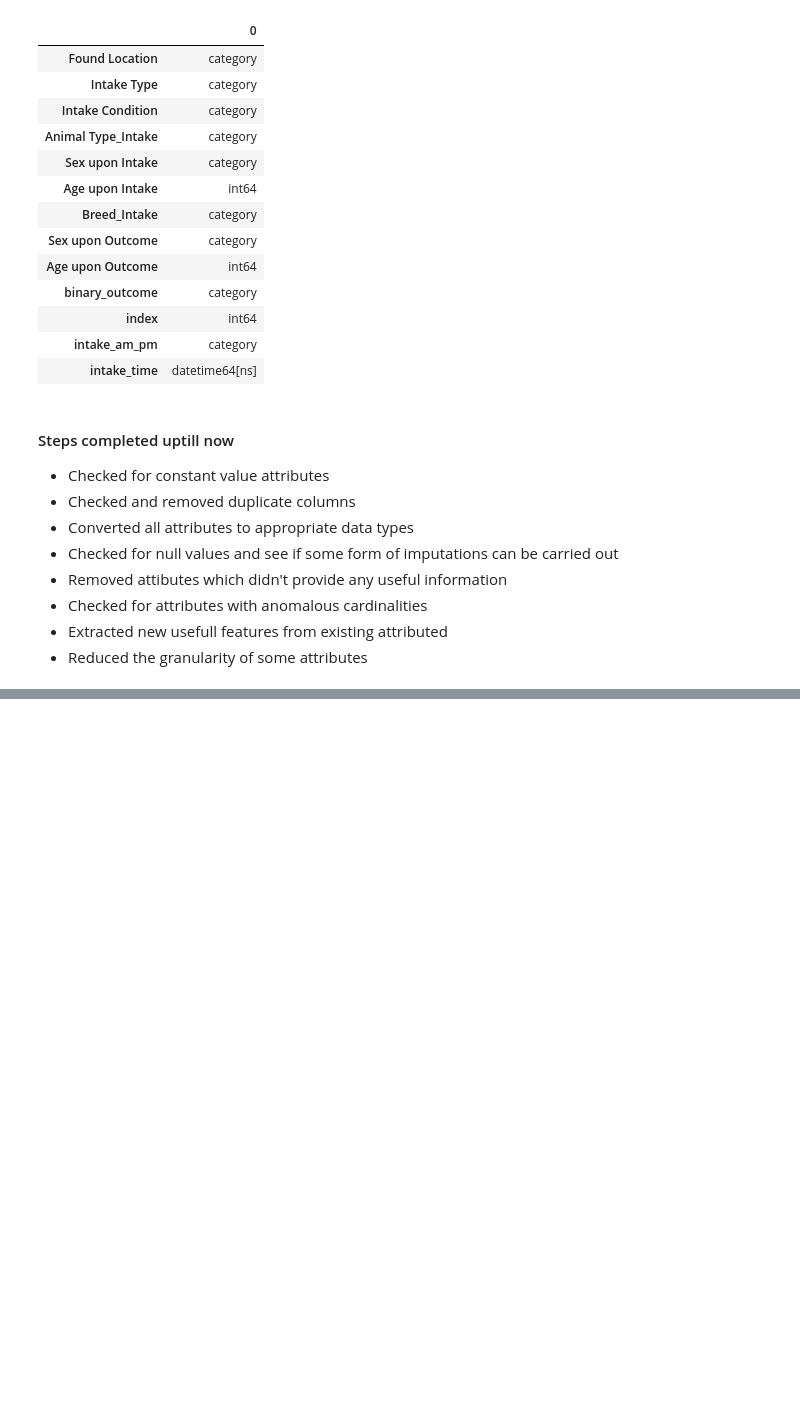
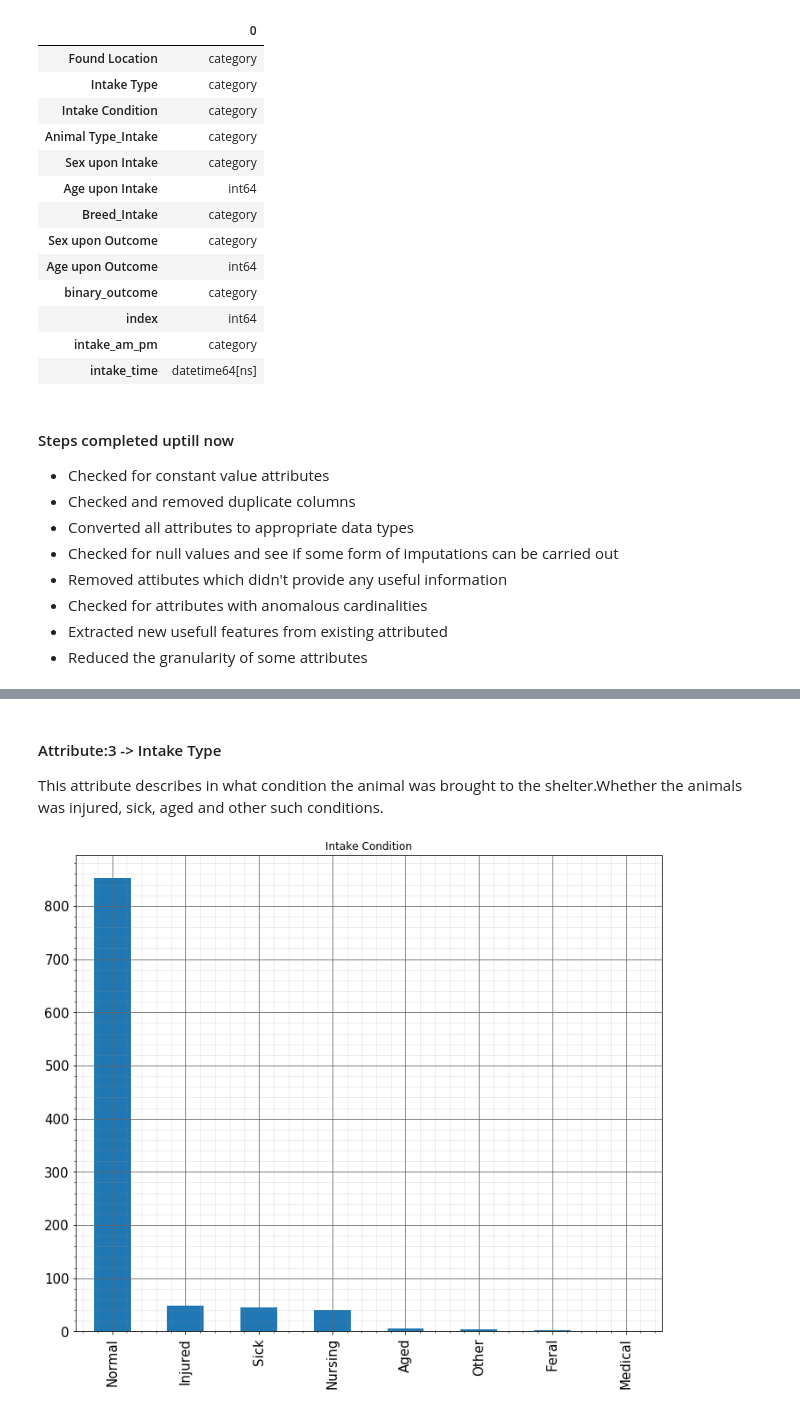
Before and after one commit to sachsom95/Animal-shelter-data-Exploratory-Analysis, a Jupyter notebook: Animal_shelter_data_analysis.ipynb, the cells around one changed output, grey strips where cells are left out. Saved outputs shown, nothing was run; the diff lists cells and outputs as text; code cells hidden in the pictures; blank space fills up the shorter version.

```diff
--- a/Animal_shelter_data_analysis.ipynb
+++ b/Animal_shelter_data_analysis.ipynb
@@ -634,0 +734,10 @@ which month most intake?
+# %% [markdown]
+<h4>Attribute:3 -> Intake Type </h4>
+This attribute describes in what condition the animal was brought to the shelter.Whether the animals was injured, sick, aged and other such conditions.
+# %%
+f = df['Intake Condition'].value_counts().plot(kind='bar', figsize=(12,10),title="Intake Condition",fontsize=15)
+plt.grid(b=True, which='major', color='#666666', linestyle='-')
+plt.minorticks_on()
+plt.grid(b=True, which='minor', color='#999999', linestyle='-', alpha=0.2)
+# %% [output]
+[figure, added]
```
Also changed, not shown: parts of 37 cells of this notebook.
